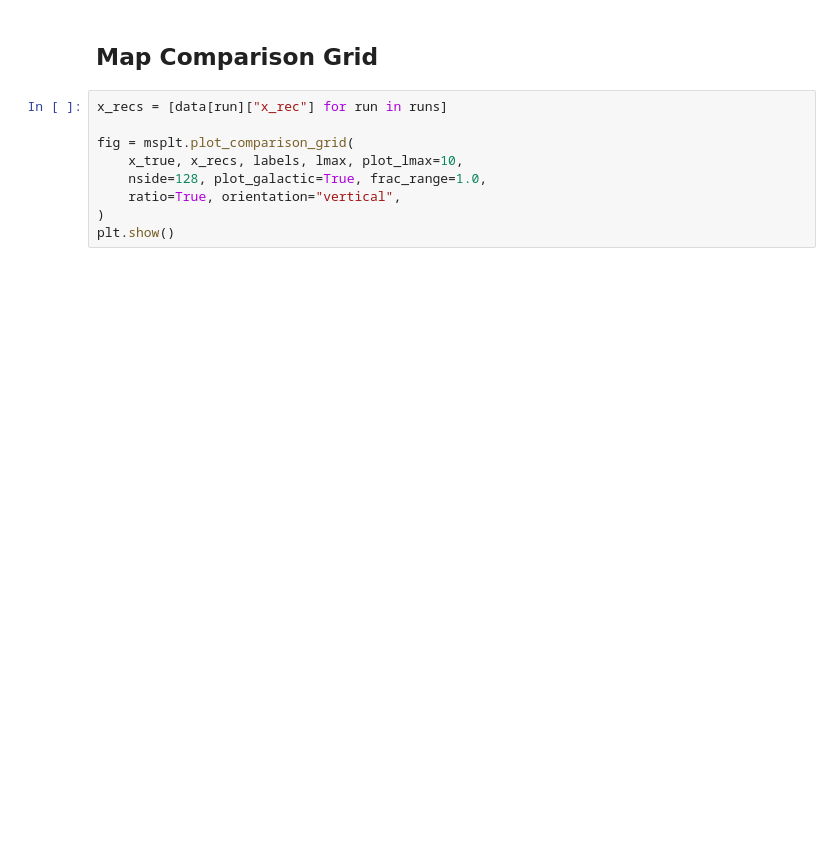
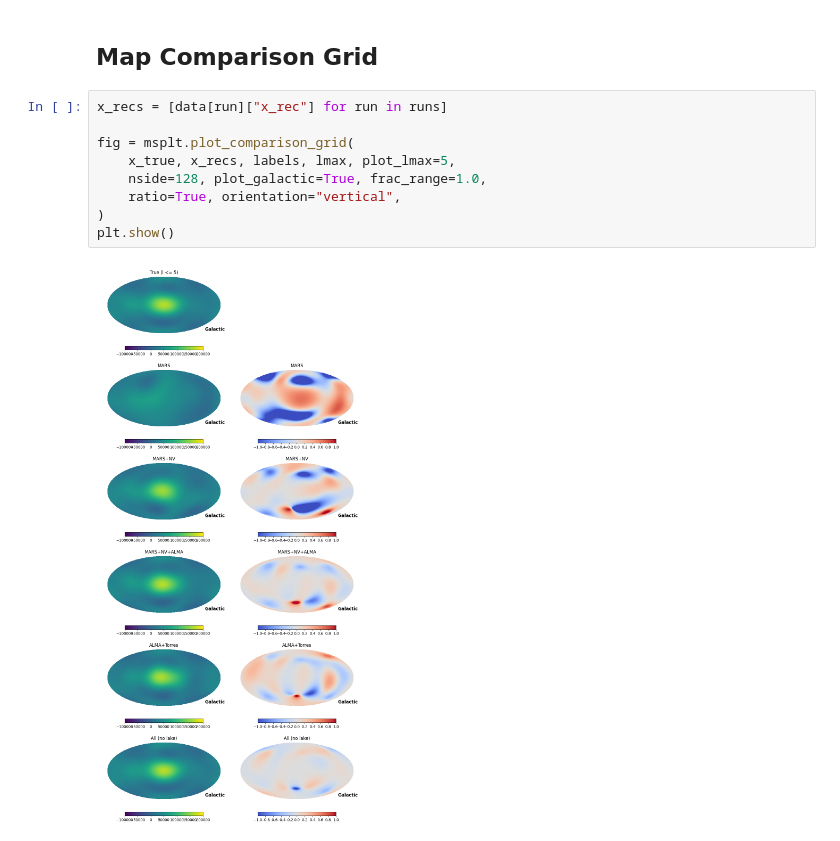
Before and after one commit to MIST-Experiment/mistsim, a Jupyter notebook: notebooks/mapmaking/compare_nominal_25mhz.ipynb, the cells around one changed output. Drawn from its saved outputs; the diff is of its cells as text; blank space fills up the shorter version.

```diff
--- a/notebooks/mapmaking/compare_nominal_25mhz.ipynb
+++ b/notebooks/mapmaking/compare_nominal_25mhz.ipynb
@@ -210,9 +246,11 @@ plt.show()
 # %%
 x_recs = [data[run]["x_rec"] for run in runs]
 
 fig = msplt.plot_comparison_grid(
-    x_true, x_recs, labels, lmax, plot_lmax=10,
+    x_true, x_recs, labels, lmax, plot_lmax=5,
     nside=128, plot_galactic=True, frac_range=1.0,
     ratio=True, orientation="vertical",
 )
 plt.show()
+# %% [output]
+[figure, added]
```
Also changed, not shown: parts of 10 cells of this notebook, 1 other file.
